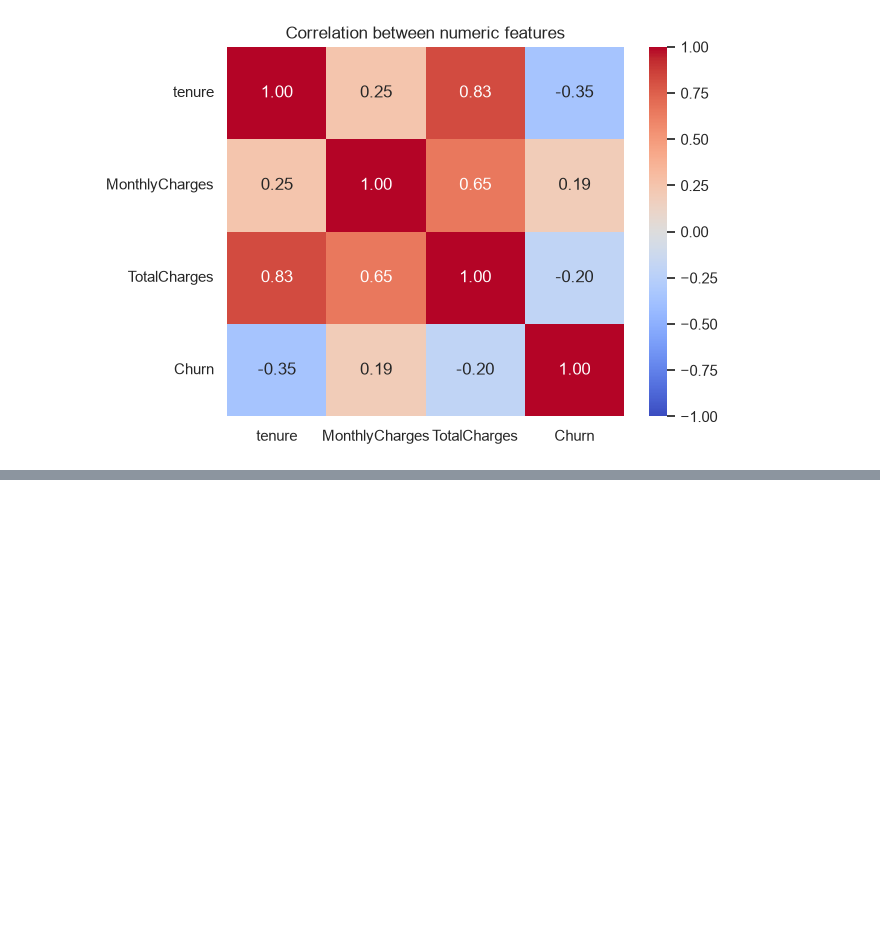
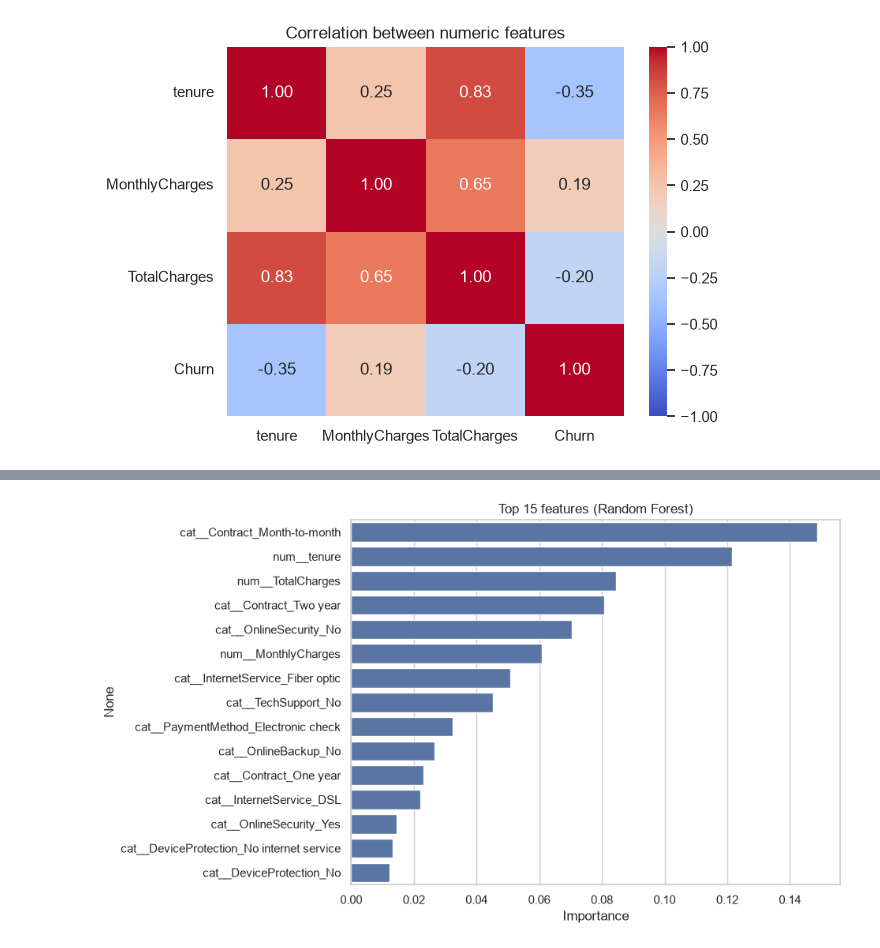
Before and after one commit to YJaruban/CW, a Jupyter notebook: churn.ipynb, the cells around one changed output, grey strips where cells are left out. Saved outputs shown, nothing was run; the diff lists cells and outputs as text; code cells hidden in the pictures; blank space fills up the shorter version.

```diff
--- a/churn.ipynb
+++ b/churn.ipynb
@@ -165,0 +179,12 @@ plt.show()
+# %%
+# preprocessing
+from sklearn.compose import ColumnTransformer
+from sklearn.preprocessing import OneHotEncoder, StandardScaler
+
+num_cols = ["tenure", "MonthlyCharges", "TotalCharges"]
+cat_cols = [c for c in X.columns if c not in num_cols]
+
+preprocess = ColumnTransformer([
+    ("num", StandardScaler(), num_cols),
+    ("cat", OneHotEncoder(handle_unknown="ignore"), cat_cols),
+])
@@ -165,0 +314,15 @@ plt.show()
+# %%
+# which feature matter most?
+rf = best_models["Random Forest"]
+feature_names = rf.named_steps["prep"].get_feature_names_out()
+importances = pd.Series(rf.named_steps["model"].feature_importances_, index=feature_names)
+top = importances.sort_values(ascending=False).head(15)
+
+plt.figure(figsize=(8, 6))
+sns.barplot(x=top.values, y=top.index)
+plt.title("Top 15 features (Random Forest)")
+plt.xlabel("Importance")
+plt.savefig("figures/07_feature_importance.png", dpi=150, bbox_inches="tight")
+plt.show()
+# %% [output]
+[figure, added]
```
Also changed, not shown: parts of 6 cells of this notebook, 4 other files.
